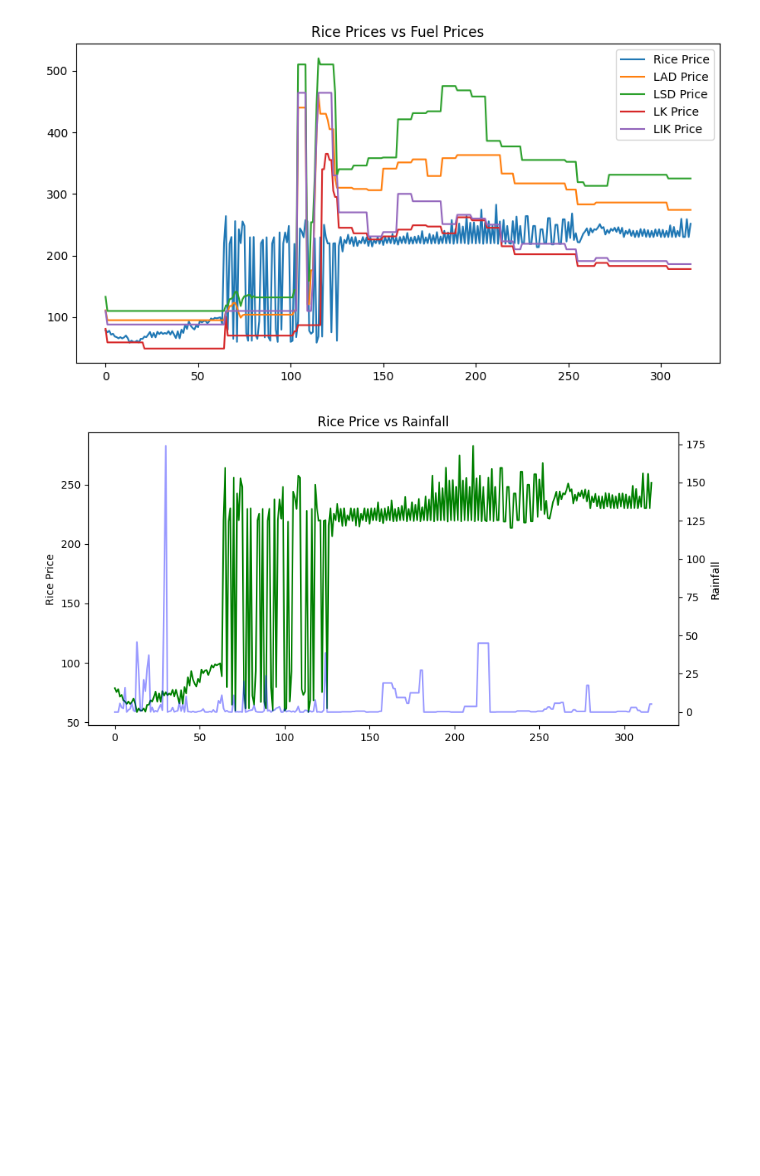
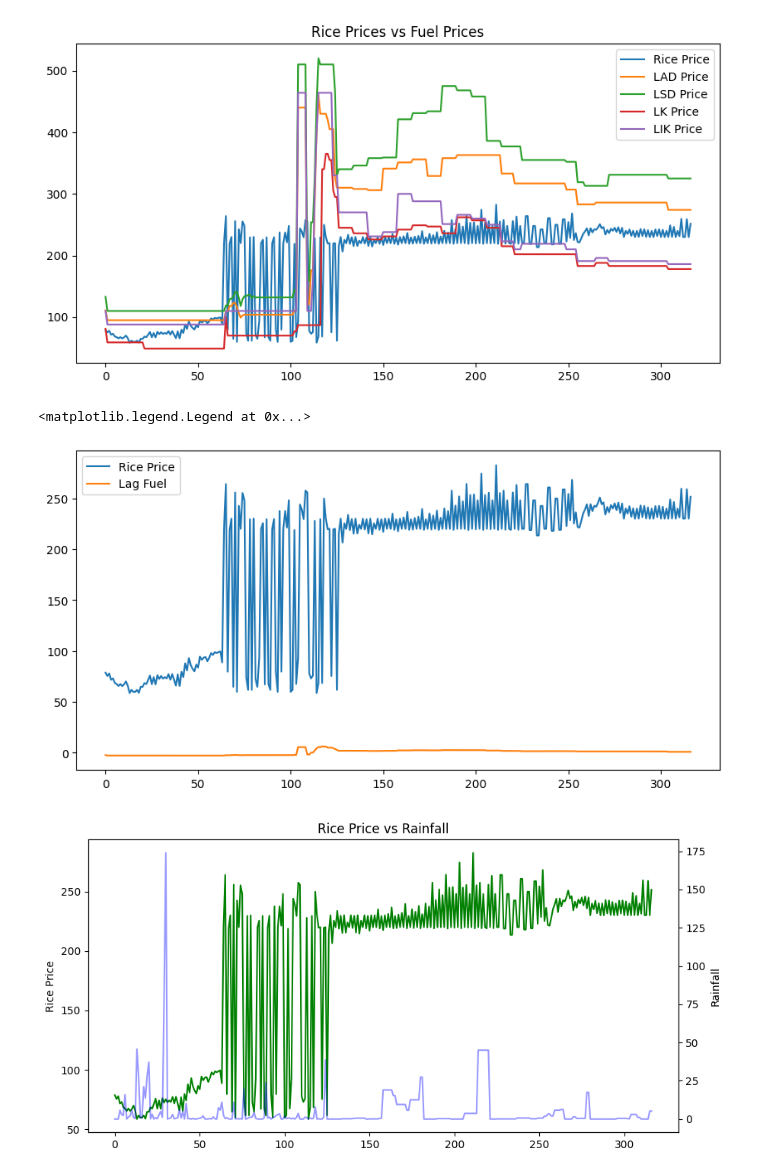
Before and after one commit to DVIlangamge/FYP--Rice-Price-Volatility-Analysis-and-Forecasting, a Jupyter notebook: FYP_Rice_price_predictions.ipynb, the cells around one changed output. Drawn from its saved outputs; the diff is of its cells as text; code cells hidden in the pictures; blank space fills up the shorter version.

```diff
--- a/FYP_Rice_price_predictions.ipynb
+++ b/FYP_Rice_price_predictions.ipynb
@@ -1888,3 +1951,7 @@ final_fuel_price.columns'''
+# %%
+fuel_pc1 = fuel_pc[:, 0]
+# %%
+final_fuel_price['fuel_pc1'] = fuel_pc1
 # %% [markdown]
 # Merge the datasets first before implementing PCA.
 # %%
@@ -2013,6 +2080,14 @@ plt.title("Rice Prices vs Fuel Prices")
 plt.show()
 # %% [output]
 [figure]
+# %%
+plt.figure(figsize=(10,5))
+plt.plot(merged_df.index, merged_df['price'], label='Rice Price')
+plt.plot(merged_df.index, merged_df['fuel_pc1'], label='Lag Fuel')
+plt.legend()
+# %% [output]
+<matplotlib.legend.Legend at 0x...>
+[figure, added]
 # %%
 # Investigate impact of Weather conditions on rice prices
 
```
Also changed, not shown: parts of 71 cells of this notebook.
